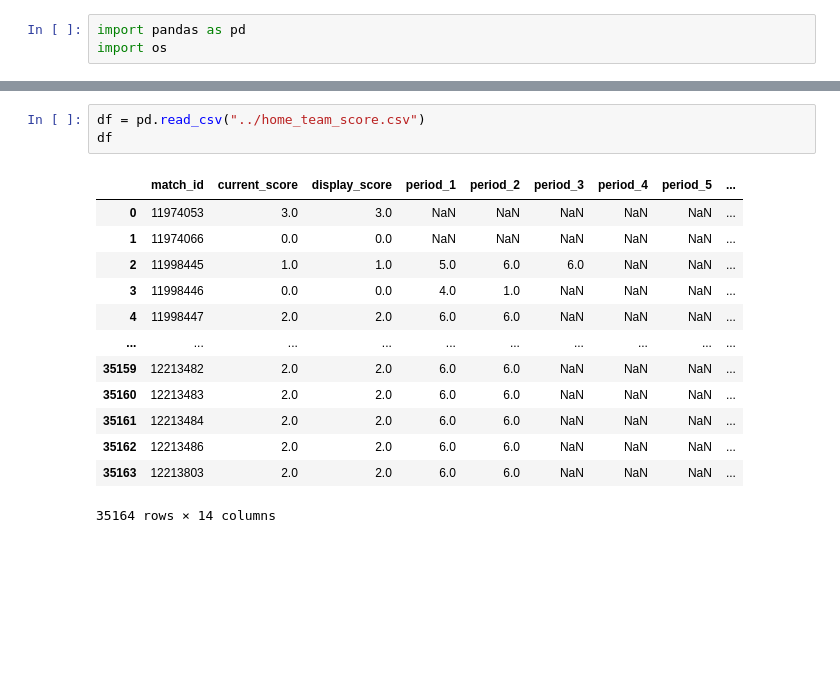
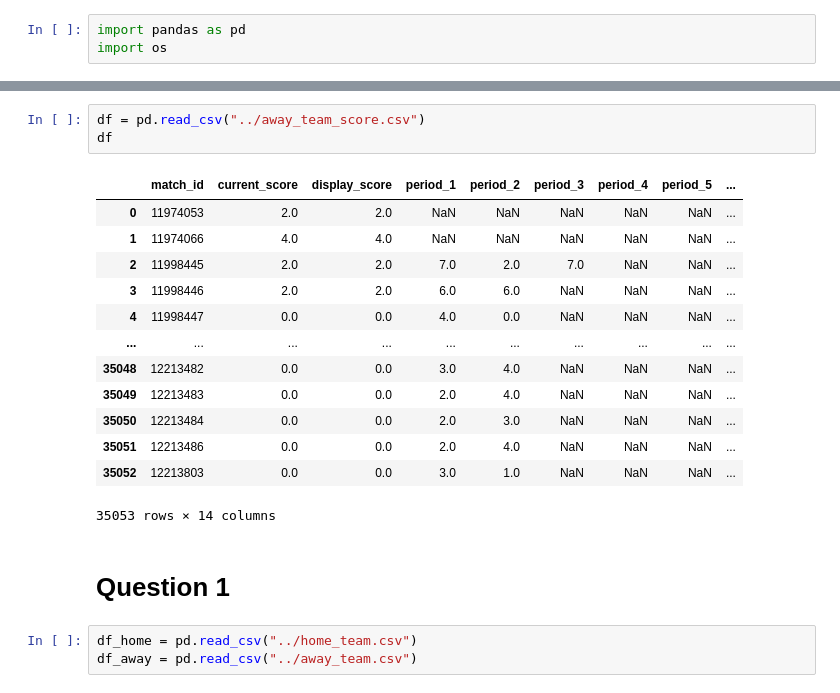
Before and after one commit to tarannommoghimi/Tennis-project, a Jupyter notebook: Javadi/questions1_3.ipynb, the cells around one changed output, grey strips where cells are left out. Cells and saved outputs as stored; diff of their text form; blank space fills up the shorter version.

```diff
--- a/Javadi/questions1_3.ipynb
+++ b/Javadi/questions1_3.ipynb
@@ -25,20 +23,25 @@ list_files
  'tournament.csv',
  'venue.csv',
  'votes.csv']
-# %%
-df = pd.read_csv("../home_team_score.csv")
-df
-# %% [output]
-|  | match_id | current_score | display_score | period_1 | period_2 | period_3 | period_4 | period_5 | ... |
-| 0 | 11974053 | 3.0 | 3.0 | NaN | NaN | NaN | NaN | NaN | ... |
-| 1 | 11974066 | 0.0 | 0.0 | NaN | NaN | NaN | NaN | NaN | ... |
-| 2 | 11998445 | 1.0 | 1.0 | 5.0 | 6.0 | 6.0 | NaN | NaN | ... |
-| 3 | 11998446 | 0.0 | 0.0 | 4.0 | 1.0 | NaN | NaN | NaN | ... |
-| 4 | 11998447 | 2.0 | 2.0 | 6.0 | 6.0 | NaN | NaN | NaN | ... |
-| ... | ... | ... | ... | ... | ... | ... | ... | ... | ... |
-| 35159 | 12213482 | 2.0 | 2.0 | 6.0 | 6.0 | NaN | NaN | NaN | ... |
-| 35160 | 12213483 | 2.0 | 2.0 | 6.0 | 6.0 | NaN | NaN | NaN | ... |
-| 35161 | 12213484 | 2.0 | 2.0 | 6.0 | 6.0 | NaN | NaN | NaN | ... |
-| 35162 | 12213486 | 2.0 | 2.0 | 6.0 | 6.0 | NaN | NaN | NaN | ... |
-| 35163 | 12213803 | 2.0 | 2.0 | 6.0 | 6.0 | NaN | NaN | NaN | ... |
-35164 rows × 14 columns
+# %%
+df = pd.read_csv("../away_team_score.csv")
+df
+# %% [output]
+|  | match_id | current_score | display_score | period_1 | period_2 | period_3 | period_4 | period_5 | ... |
+| 0 | 11974053 | 2.0 | 2.0 | NaN | NaN | NaN | NaN | NaN | ... |
+| 1 | 11974066 | 4.0 | 4.0 | NaN | NaN | NaN | NaN | NaN | ... |
+| 2 | 11998445 | 2.0 | 2.0 | 7.0 | 2.0 | 7.0 | NaN | NaN | ... |
+| 3 | 11998446 | 2.0 | 2.0 | 6.0 | 6.0 | NaN | NaN | NaN | ... |
+| 4 | 11998447 | 0.0 | 0.0 | 4.0 | 0.0 | NaN | NaN | NaN | ... |
+| ... | ... | ... | ... | ... | ... | ... | ... | ... | ... |
+| 35048 | 12213482 | 0.0 | 0.0 | 3.0 | 4.0 | NaN | NaN | NaN | ... |
+| 35049 | 12213483 | 0.0 | 0.0 | 2.0 | 4.0 | NaN | NaN | NaN | ... |
+| 35050 | 12213484 | 0.0 | 0.0 | 2.0 | 3.0 | NaN | NaN | NaN | ... |
+| 35051 | 12213486 | 0.0 | 0.0 | 2.0 | 4.0 | NaN | NaN | NaN | ... |
+| 35052 | 12213803 | 0.0 | 0.0 | 3.0 | 1.0 | NaN | NaN | NaN | ... |
+35053 rows × 14 columns
+# %% [markdown]
+# Question 1
+# %%
+df_home = pd.read_csv("../home_team.csv")
+df_away = pd.read_csv("../away_team.csv")
```
Also changed, not shown: parts of 16 cells of this notebook.
